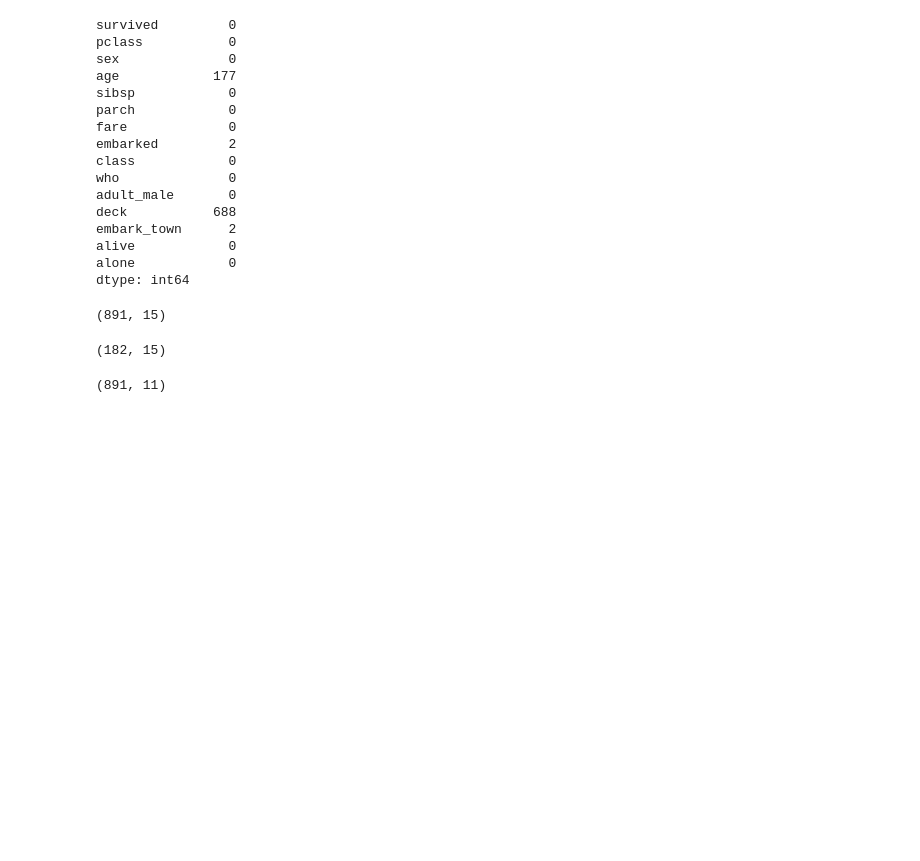
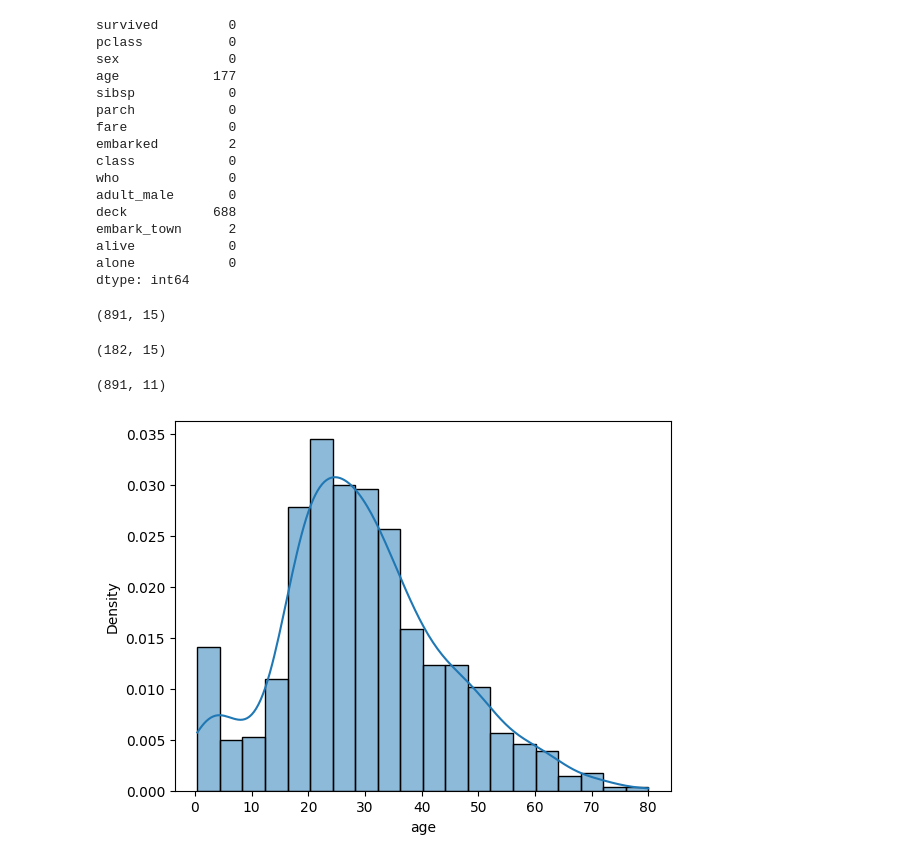
Before and after one commit to CodeLoopdroid/AI_ML_Bootcamp, a Jupyter notebook: Feature_Engineering/handle_missing_data.ipynb, the cells around one changed output. Saved outputs shown, nothing was run; the diff lists cells and outputs as text; code cells hidden in the pictures; blank space fills up the shorter version.

```diff
--- a/Feature_Engineering/handle_missing_data.ipynb
+++ b/Feature_Engineering/handle_missing_data.ipynb
@@ -85,3 +86,12 @@ df.dropna(axis = 0).shape
 df.dropna(axis = 1).shape
 # %% [output]
 (891, 11)
+# %%
+# Imputation missing values
+
+# Mean Value Imputation
+
+sns.histplot(df['age'], kde = True, stat = 'density')
+plt.show()
+# %% [output]
+[figure, added]
```
Also changed, not shown: parts of 4 cells of this notebook.
